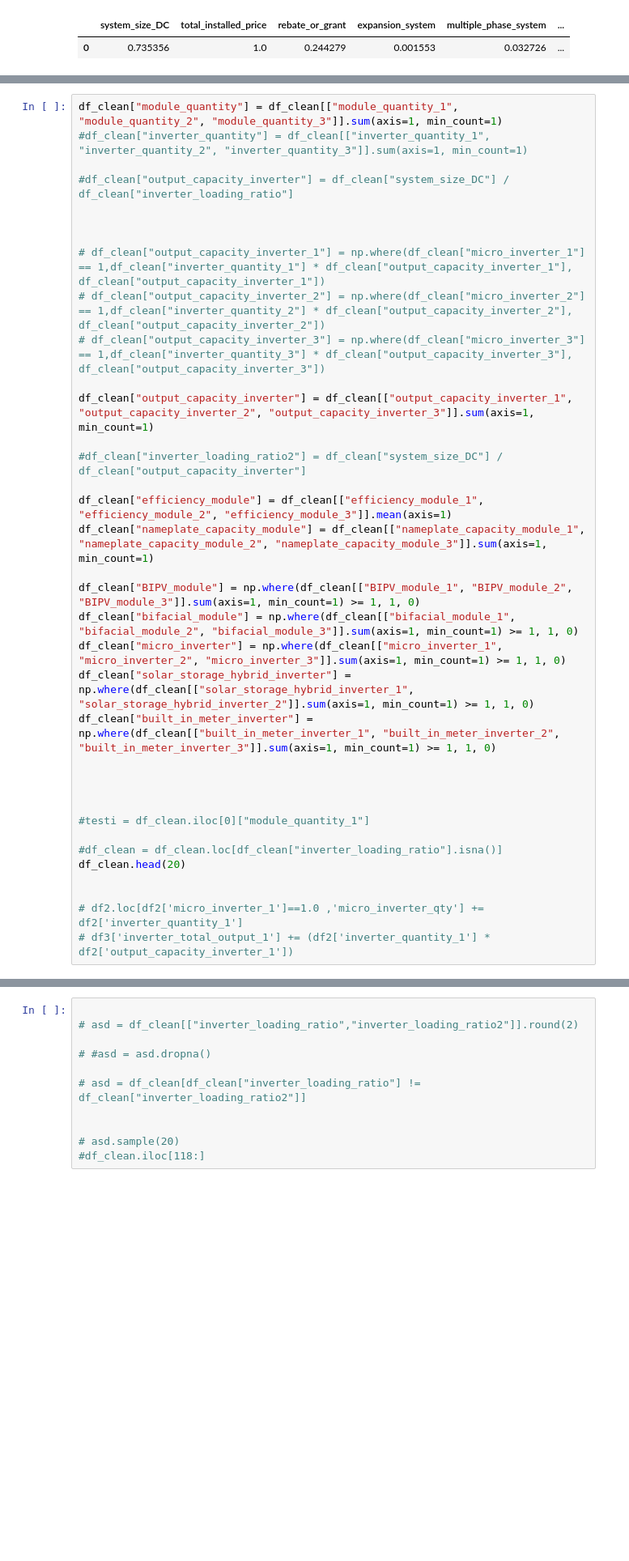
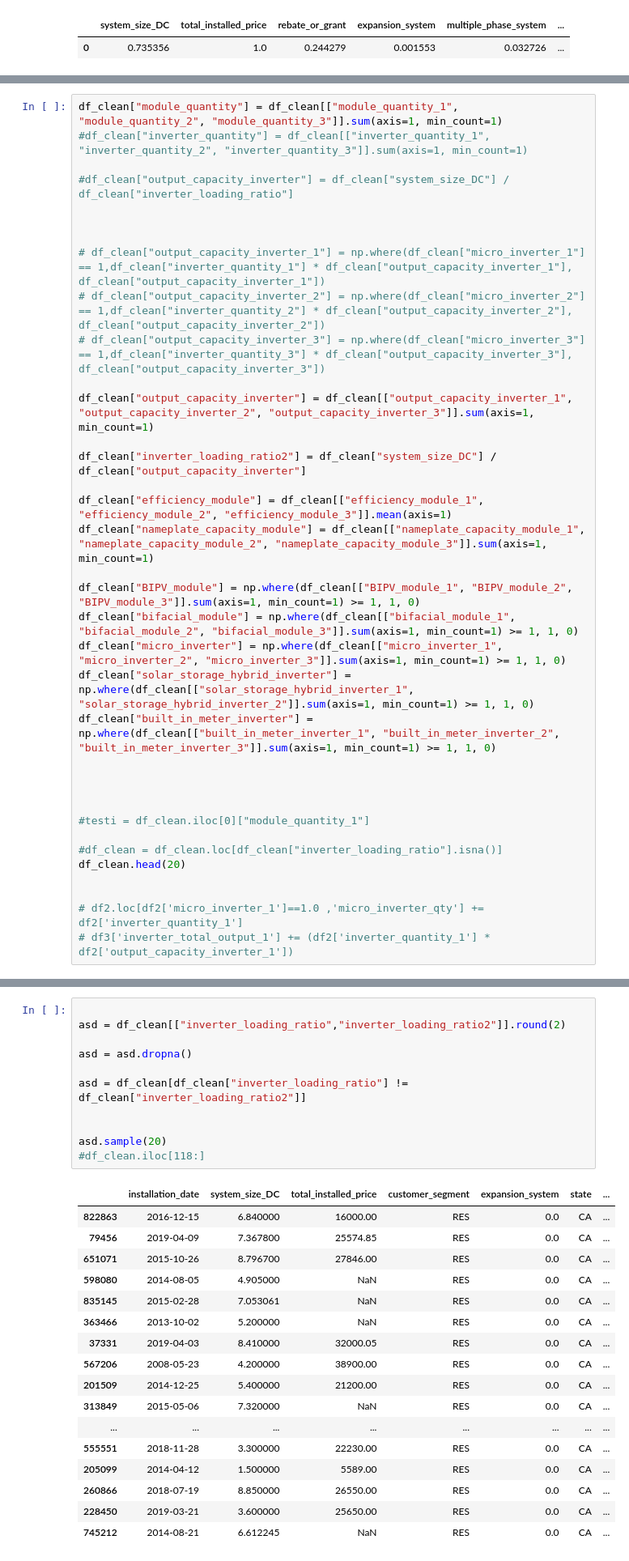
Before and after one commit to klehik/AI-DA-Projekti, a Jupyter notebook: testit/atte-test2.ipynb, the cells around one changed output, grey strips where cells are left out. Shown at 81% size. Drawn from its saved outputs; the diff is of its cells as text; blank space fills up the shorter version.

```diff
--- a/testit/atte-test2.ipynb
+++ b/testit/atte-test2.ipynb
@@ -150,7 +151,7 @@ df_clean["module_quantity"] = df_clean[["module_quantity_1", "module_quantity_2"
 
 df_clean["output_capacity_inverter"] = df_clean[["output_capacity_inverter_1", "output_capacity_inverter_2", "output_capacity_inverter_3"]].sum(axis=1, min_count=1)
 
-#df_clean["inverter_loading_ratio2"] = df_clean["system_size_DC"] / df_clean["output_capacity_inverter"]
+df_clean["inverter_loading_ratio2"] = df_clean["system_size_DC"] / df_clean["output_capacity_inverter"]
 
 df_clean["efficiency_module"] = df_clean[["efficiency_module_1", "efficiency_module_2", "efficiency_module_3"]].mean(axis=1)
 df_clean["nameplate_capacity_module"] = df_clean[["nameplate_capacity_module_1", "nameplate_capacity_module_2", "nameplate_capacity_module_3"]].sum(axis=1, min_count=1)
@@ -192,15 +193,33 @@ df_clean.head(20)
 | 124 | 2019-12-16 | 4.800000 | 23143.00 | RES | 0.0 | CA | ... |
 # %%
 
-# asd = df_clean[["inverter_loading_ratio","inverter_loading_ratio2"]].round(2)
+asd = df_clean[["inverter_loading_ratio","inverter_loading_ratio2"]].round(2)
 
-# #asd = asd.dropna()
+asd = asd.dropna()
 
-# asd = df_clean[df_clean["inverter_loading_ratio"] != df_clean["inverter_loading_ratio2"]]
+asd = df_clean[df_clean["inverter_loading_ratio"] != df_clean["inverter_loading_ratio2"]]
 
 
-# asd.sample(20)
+asd.sample(20)
 #df_clean.iloc[118:]
+# %% [output]
+|  | installation_date | system_size_DC | total_installed_price | customer_segment | expansion_system | state | ... |
+| 822863 | 2016-12-15 | 6.840000 | 16000.00 | RES | 0.0 | CA | ... |
+| 79456 | 2019-04-09 | 7.367800 | 25574.85 | RES | 0.0 | CA | ... |
+| 651071 | 2015-10-26 | 8.796700 | 27846.00 | RES | 0.0 | CA | ... |
+| 598080 | 2014-08-05 | 4.905000 | NaN | RES | 0.0 | CA | ... |
+| 835145 | 2015-02-28 | 7.053061 | NaN | RES | 0.0 | CA | ... |
+| 363466 | 2013-10-02 | 5.200000 | NaN | RES | 0.0 | CA | ... |
+| 37331 | 2019-04-03 | 8.410000 | 32000.05 | RES | 0.0 | CA | ... |
+| 567206 | 2008-05-23 | 4.200000 | 38900.00 | RES | 0.0 | CA | ... |
+| 201509 | 2014-12-25 | 5.400000 | 21200.00 | RES | 0.0 | CA | ... |
+| 313849 | 2015-05-06 | 7.320000 | NaN | RES | 0.0 | CA | ... |
+| ... | ... | ... | ... | ... | ... | ... | ... |
+| 555551 | 2018-11-28 | 3.300000 | 22230.00 | RES | 0.0 | CA | ... |
+| 205099 | 2014-04-12 | 1.500000 | 5589.00 | RES | 0.0 | CA | ... |
+| 260866 | 2018-07-19 | 8.850000 | 26550.00 | RES | 0.0 | CA | ... |
+| 228450 | 2019-03-21 | 3.600000 | 25650.00 | RES | 0.0 | CA | ... |
+| 745212 | 2014-08-21 | 6.612245 | NaN | RES | 0.0 | CA | ... |
 # %%
 extra_cols = ["state","module_quantity_1", "module_quantity_2", "module_quantity_3",
                 "inverter_quantity_1", "inverter_quantity_2", "inverter_quantity_3",
```
Also changed, not shown: parts of 1 cell of this notebook, 4 other files.
